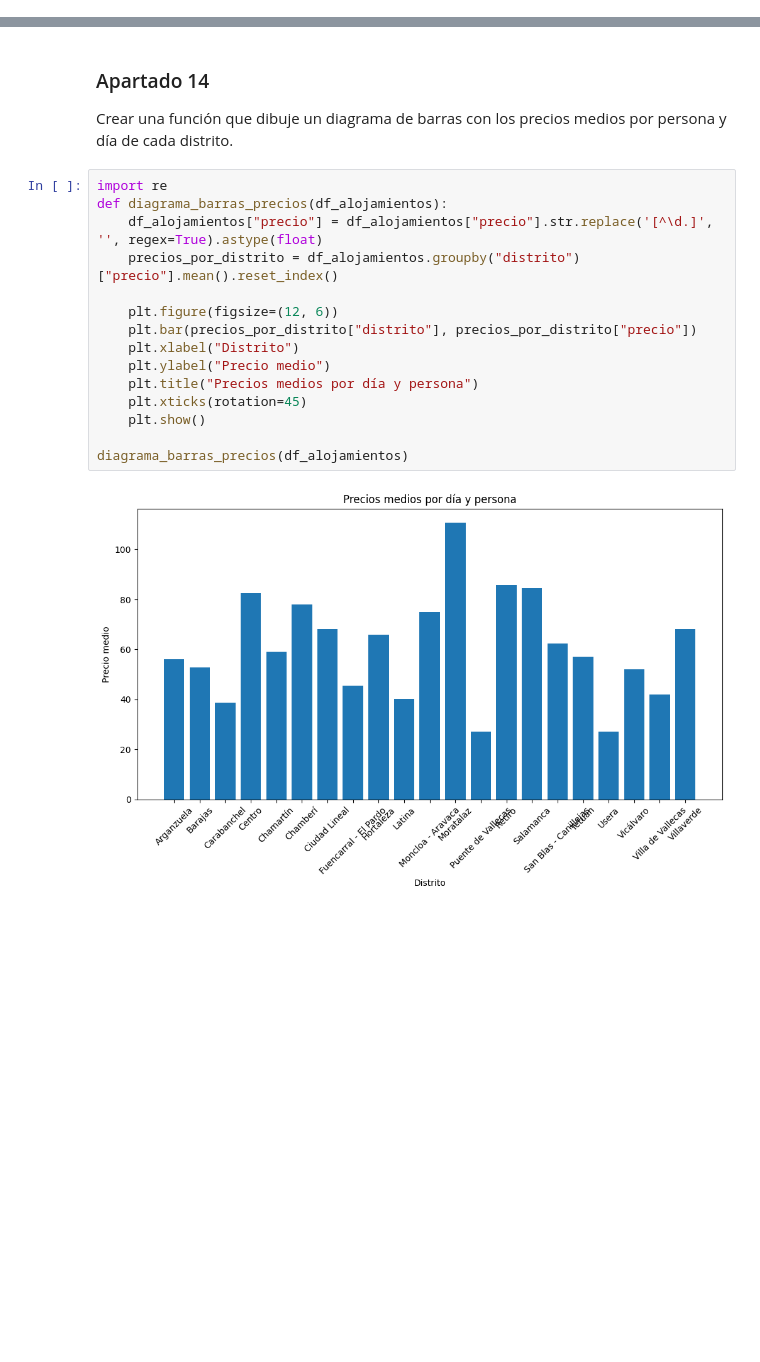
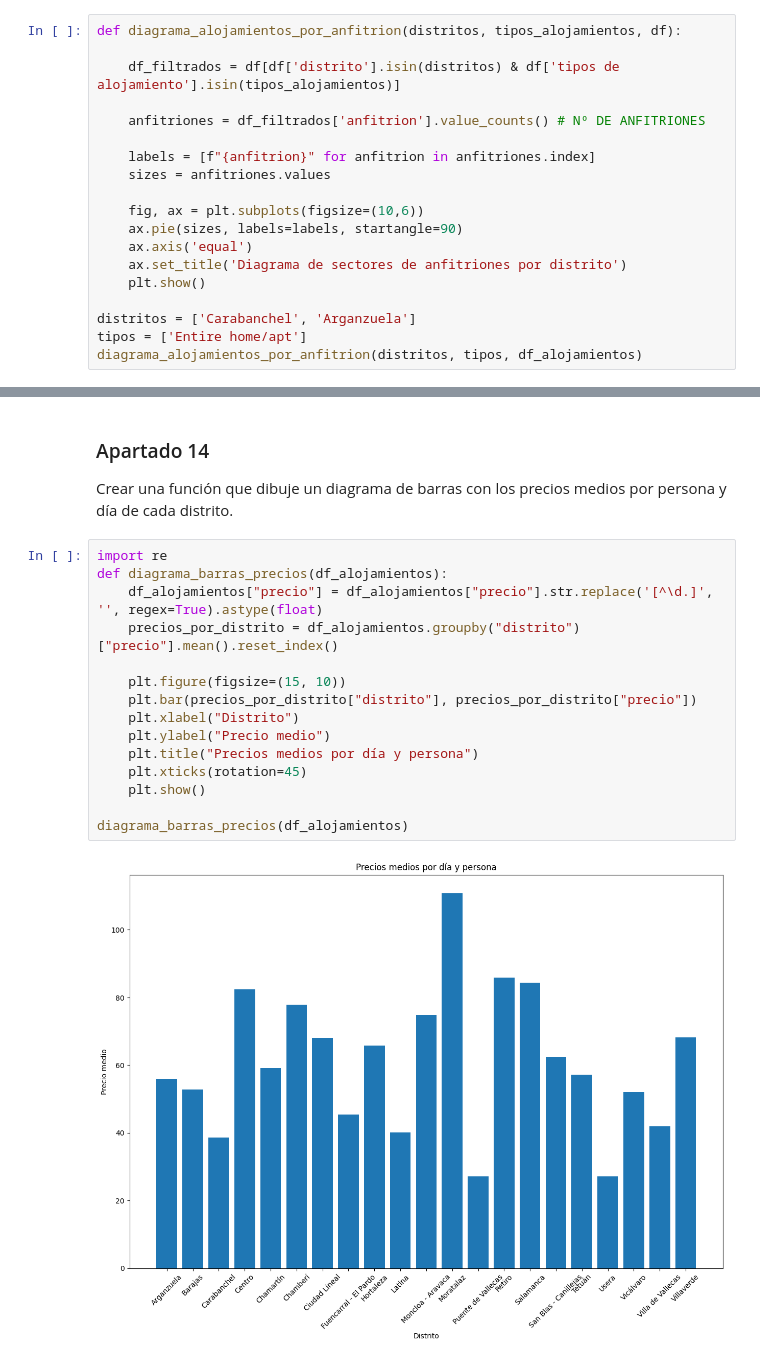
Before and after one commit to Asierjunquera1/aaa, a Jupyter notebook: con_pandas.ipynb, the cells around one changed output, grey strips where cells are left out. Cells and saved outputs as stored; diff of their text form; blank space fills up the shorter version.

Commit message:
corrección diagrama

```diff
--- a/con_pandas.ipynb
+++ b/con_pandas.ipynb
@@ -180,0 +157,19 @@ diagrama_sectores_distribucion(df_alojamientos, ['Centro', 'Arganzuela', 'Retiro
+# %%
+def diagrama_alojamientos_por_anfitrion(distritos, tipos_alojamientos, df):
+
+    df_filtrados = df[df['distrito'].isin(distritos) & df['tipos de alojamiento'].isin(tipos_alojamientos)]
+
+    anfitriones = df_filtrados['anfitrion'].value_counts() # Nº DE ANFITRIONES
+
+    labels = [f"{anfitrion}" for anfitrion in anfitriones.index]
+    sizes = anfitriones.values
+
+    fig, ax = plt.subplots(figsize=(10,6))
+    ax.pie(sizes, labels=labels, startangle=90)
+    ax.axis('equal')
+    ax.set_title('Diagrama de sectores de anfitriones por distrito')
+    plt.show()
+
+distritos = ['Carabanchel', 'Arganzuela']
+tipos = ['Entire home/apt']
+diagrama_alojamientos_por_anfitrion(distritos, tipos, df_alojamientos)
@@ -184,17 +181,17 @@ Crear una función que dibuje un diagrama de barras con los precios medios por p
 # %%
 import re
 def diagrama_barras_precios(df_alojamientos):
     df_alojamientos["precio"] = df_alojamientos["precio"].str.replace('[^\d.]', '', regex=True).astype(float)
     precios_por_distrito = df_alojamientos.groupby("distrito")["precio"].mean().reset_index()
 
-    plt.figure(figsize=(12, 6))
+    plt.figure(figsize=(15, 10))
     plt.bar(precios_por_distrito["distrito"], precios_por_distrito["precio"])
     plt.xlabel("Distrito")
     plt.ylabel("Precio medio")
     plt.title("Precios medios por día y persona")
     plt.xticks(rotation=45)
     plt.show()
 
 diagrama_barras_precios(df_alojamientos)
 # %% [output]
-[figure, old version]
+[figure, new version]
```
Also changed, not shown: parts of 4 cells of this notebook.
